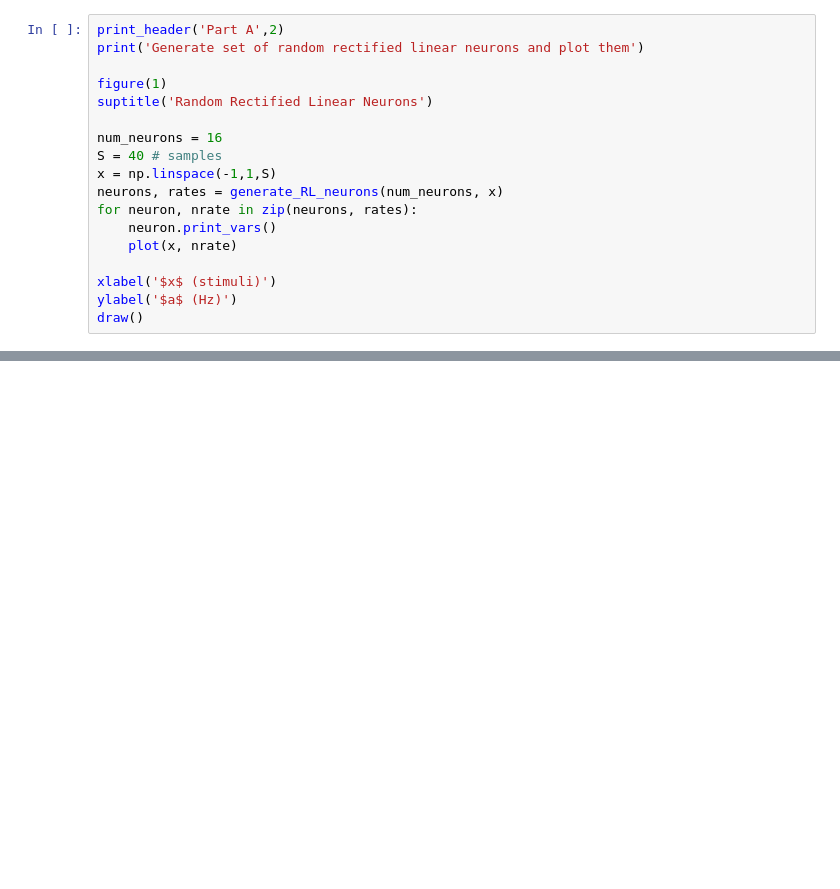
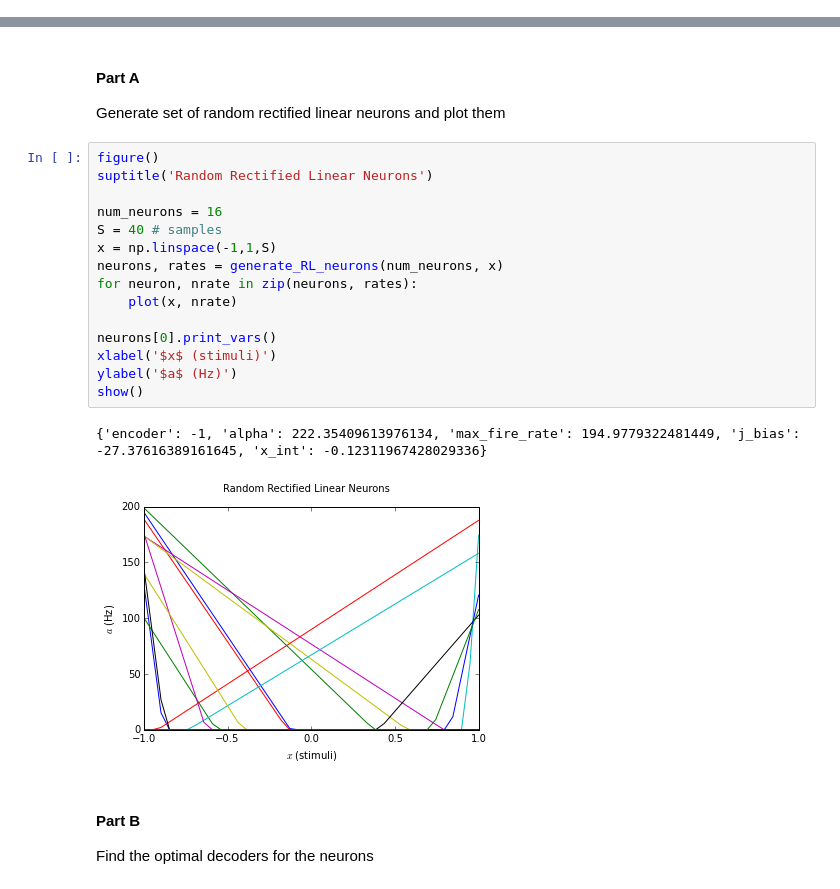
Before and after one commit to Kanaderu/neural-eng, a Jupyter notebook: assignments/assignment-1.ipynb, the cells around one changed output, grey strips where cells are left out. Saved outputs shown, nothing was run; the diff lists cells and outputs as text; blank space fills up the shorter version.

Commit message:
Made progress on section 2. 3D plots not working properly.

```diff
--- a/assignments/assignment-1.ipynb
+++ b/assignments/assignment-1.ipynb
@@ -51,18 +0,0 @@ Define rectified linear neuron model
-# %%
-print_header('Part A',2)
-print('Generate set of random rectified linear neurons and plot them')
-
-figure(1)
-suptitle('Random Rectified Linear Neurons')
-
-num_neurons = 16
-S = 40 # samples
-x = np.linspace(-1,1,S)
-neurons, rates = generate_RL_neurons(num_neurons, x)
-for neuron, nrate in zip(neurons, rates):
-    neuron.print_vars()
-    plot(x, nrate)
-
-xlabel('$x$ (stimuli)')
-ylabel('$a$ (Hz)')
-draw()
@@ -530,0 +44,24 @@ print_header('End of script')
+# %% [markdown]
+#### Part A
+Generate set of random rectified linear neurons and plot them
+# %%
+figure()
+suptitle('Random Rectified Linear Neurons')
+
+num_neurons = 16
+S = 40 # samples
+x = np.linspace(-1,1,S)
+neurons, rates = generate_RL_neurons(num_neurons, x)
+for neuron, nrate in zip(neurons, rates):
+    plot(x, nrate)
+
+neurons[0].print_vars()
+xlabel('$x$ (stimuli)')
+ylabel('$a$ (Hz)')
+show()
+# %% [output]
+{'encoder': -1, 'alpha': 222.35409613976134, 'max_fire_rate': 194.9779322481449, 'j_bias': -27.37616389161645, 'x_int': -0.12311967428029336}
+[figure, added]
+# %% [markdown]
+#### Part B
+Find the optimal decoders for the neurons
```
Also changed, not shown: parts of 42 cells of this notebook.
